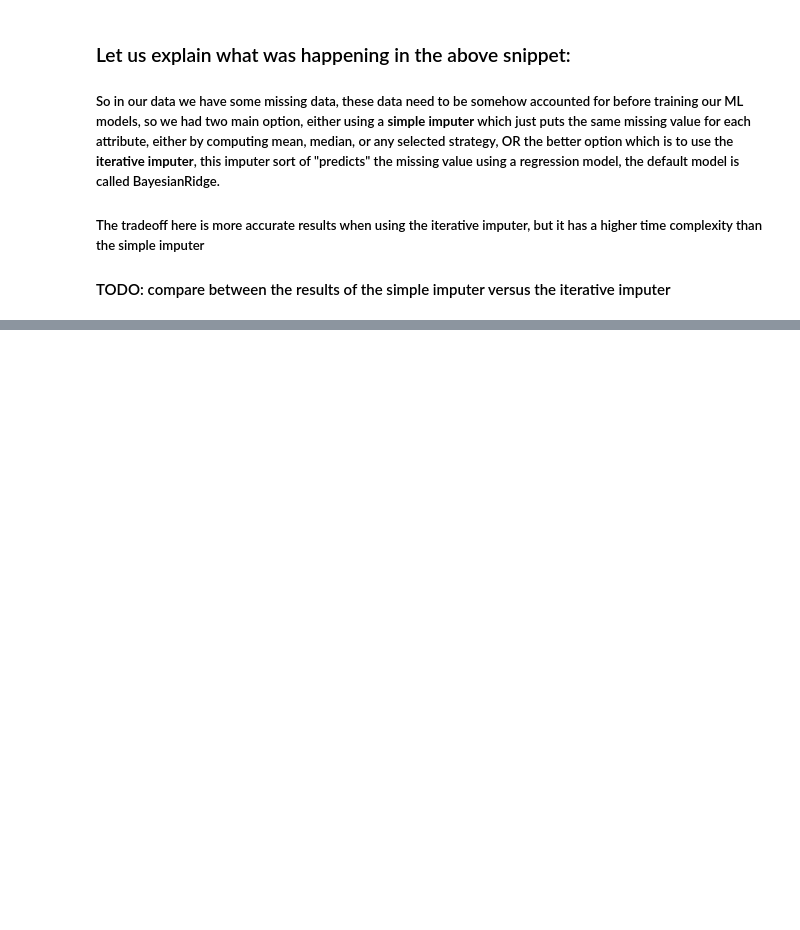
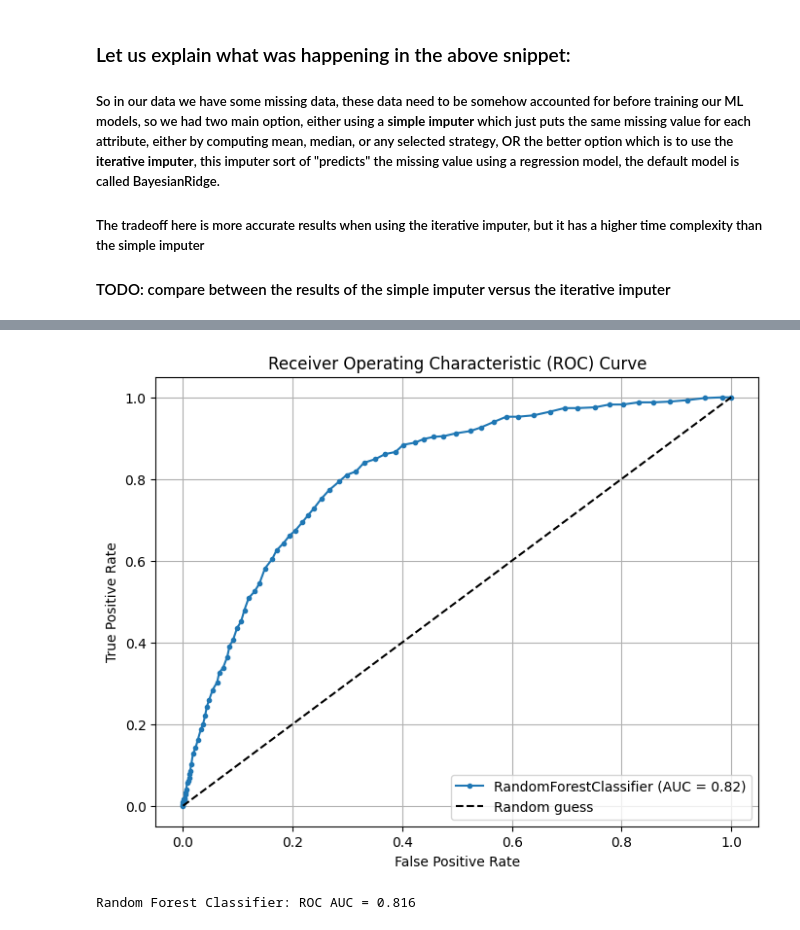
Before and after one commit to alyelaswad/ICU-Risk-Predictor, a Jupyter notebook: src/models.ipynb, the cells around one changed output, grey strips where cells are left out. Saved outputs shown, nothing was run; the diff lists cells and outputs as text; code cells hidden in the pictures; blank space fills up the shorter version.

```diff
--- a/src/models.ipynb
+++ b/src/models.ipynb
@@ -87,3 +154,26 @@ test_label_path = '../data/dataset/Outcomes-a.txt'
+# %%
+from sklearn.metrics import roc_curve, roc_auc_score
+
+probs = model.predict_proba(test_df)[:, 1]
+
+fpr, tpr, thresholds = roc_curve(test_Mortality_labels, probs)
+
+auc_score = roc_auc_score(test_Mortality_labels, probs)
+
+plt.figure(figsize=(8, 6))
+plt.plot(fpr, tpr, marker='.', label=f'RandomForestClassifier (AUC = {auc_score:.2f})')
+plt.plot([0, 1], [0, 1], 'k--', label='Random guess')
+plt.xlabel('False Positive Rate')
+plt.ylabel('True Positive Rate')
+plt.title('Receiver Operating Characteristic (ROC) Curve')
+plt.legend(loc='lower right')
+plt.grid(True)
+plt.show()
+
+print(f'Random Forest Classifier: ROC AUC = {auc_score:.3f}')
+# %% [output]
+[figure, added]
+Random Forest Classifier: ROC AUC = 0.816
 # %%
 # X_train, X_test, y_train, y_test = train_test_split(X_imputedbetter, Mortality_labels, test_size=0.2, random_state=42)
 
```
Also changed, not shown: parts of 3 cells of this notebook.
